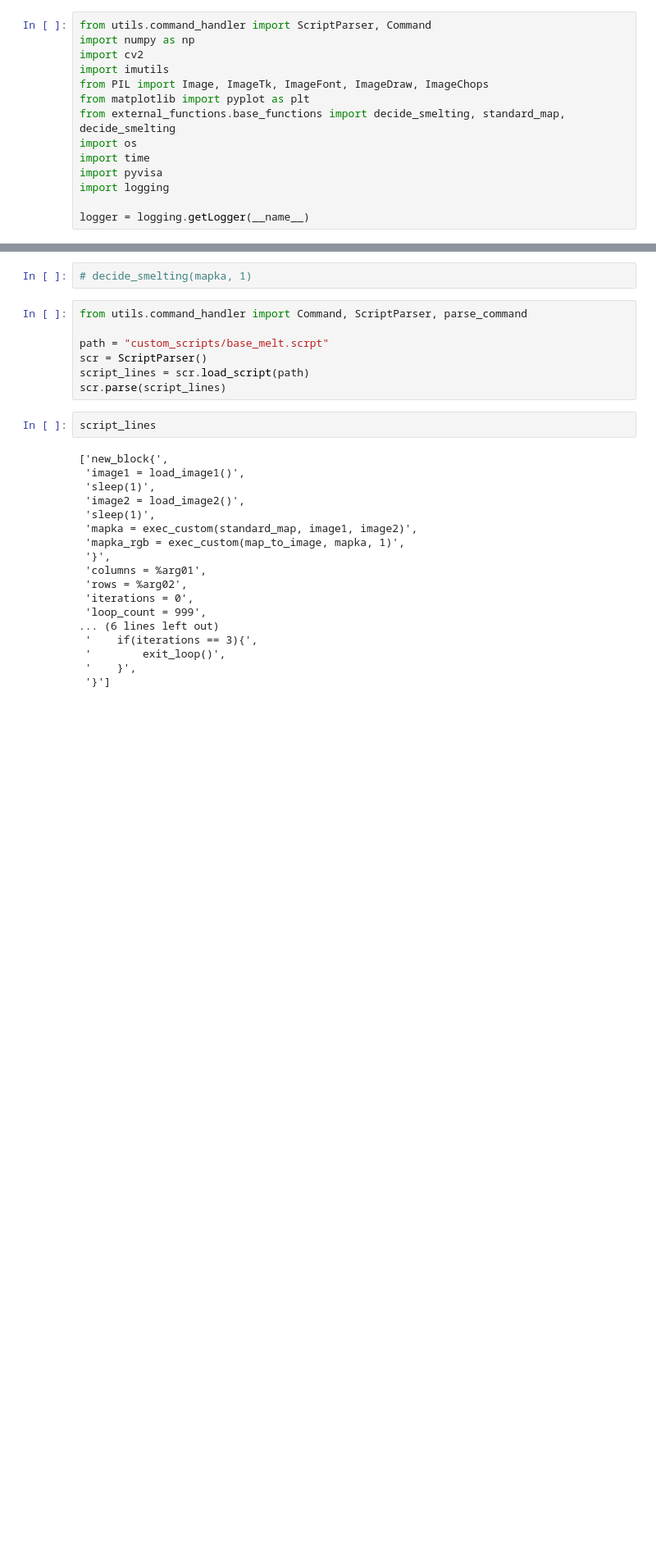
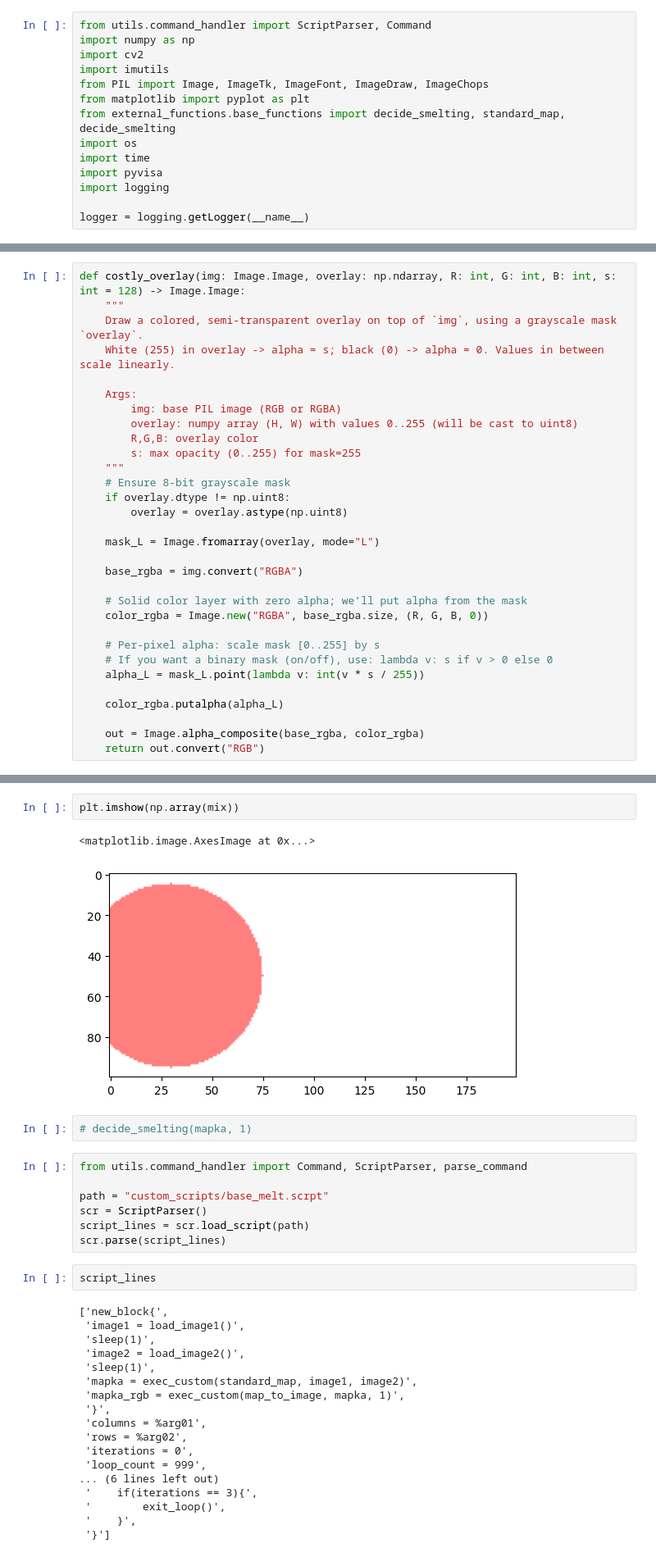
Before and after one commit to pszust/laser_microscope, a Jupyter notebook: tester.ipynb, the cells around one changed output, grey strips where cells are left out. Shown at 82% size. Drawn from its saved outputs; the diff is of its cells as text; blank space fills up the shorter version.

```diff
--- a/tester.ipynb
+++ b/tester.ipynb
@@ -18,0 +15,31 @@ mapka = standard_map(im_p, im_m)
+# %%
+def costly_overlay(img: Image.Image, overlay: np.ndarray, R: int, G: int, B: int, s: int = 128) -> Image.Image:
+    """
+    Draw a colored, semi-transparent overlay on top of `img`, using a grayscale mask `overlay`.
+    White (255) in overlay -> alpha = s; black (0) -> alpha = 0. Values in between scale linearly.
+
+    Args:
+        img: base PIL image (RGB or RGBA)
+        overlay: numpy array (H, W) with values 0..255 (will be cast to uint8)
+        R,G,B: overlay color
+        s: max opacity (0..255) for mask=255
+    """
+    # Ensure 8-bit grayscale mask
+    if overlay.dtype != np.uint8:
+        overlay = overlay.astype(np.uint8)
+
+    mask_L = Image.fromarray(overlay, mode="L")
+
+    base_rgba = img.convert("RGBA")
+
+    # Solid color layer with zero alpha; we’ll put alpha from the mask
+    color_rgba = Image.new("RGBA", base_rgba.size, (R, G, B, 0))
+
+    # Per-pixel alpha: scale mask [0..255] by s
+    # If you want a binary mask (on/off), use: lambda v: s if v > 0 else 0
+    alpha_L = mask_L.point(lambda v: int(v * s / 255))
+
+    color_rgba.putalpha(alpha_L)
+
+    out = Image.alpha_composite(base_rgba, color_rgba)
+    return out.convert("RGB")
@@ -24,3 +57,8 @@ plt.imshow(mapka)
+# %%
+plt.imshow(np.array(mix))
+# %% [output]
+<matplotlib.image.AxesImage at 0x...>
+[figure, added]
 # %%
 # decide_smelting(mapka, 1)
 # %%
```
Also changed, not shown: parts of 4 cells of this notebook, 13 other files.
